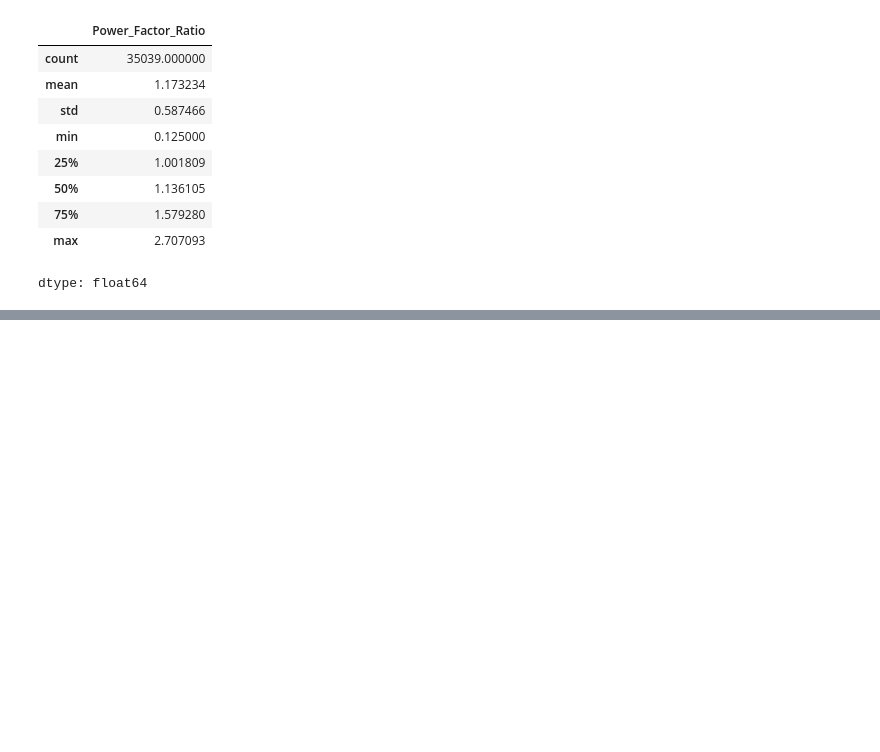
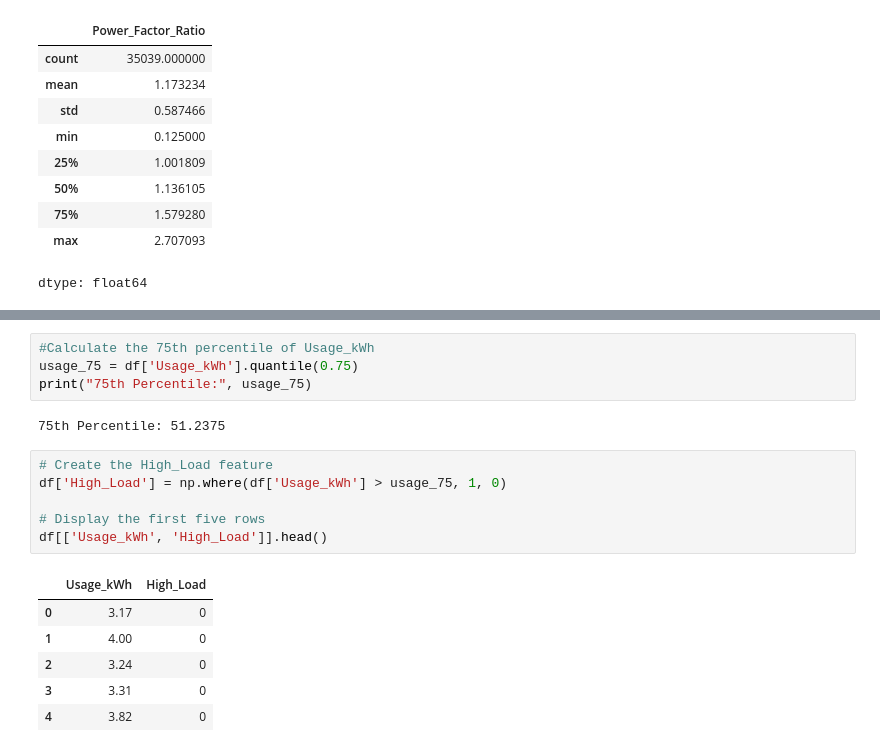
Before and after one commit to hania-sajjad/Week-2-Task, a Jupyter notebook: week2_eda.ipynb, the cells around one changed output, grey strips where cells are left out. Cells and saved outputs as stored; diff of their text form; blank space fills up the shorter version.

Commit message:
Created High Load Feature

```diff
--- a/week2_eda.ipynb
+++ b/week2_eda.ipynb
@@ -224,0 +229,19 @@ dtype: float64
+# %%
+#Calculate the 75th percentile of Usage_kWh
+usage_75 = df['Usage_kWh'].quantile(0.75)
+print("75th Percentile:", usage_75)
+# %% [output]
+75th Percentile: 51.2375
+# %%
+# Create the High_Load feature
+df['High_Load'] = np.where(df['Usage_kWh'] > usage_75, 1, 0)
+
+# Display the first five rows
+df[['Usage_kWh', 'High_Load']].head()
+# %% [output]
+|  | Usage_kWh | High_Load |
+| 0 | 3.17 | 0 |
+| 1 | 4.00 | 0 |
+| 2 | 3.24 | 0 |
+| 3 | 3.31 | 0 |
+| 4 | 3.82 | 0 |
```
Also changed, not shown: parts of 3 cells of this notebook.
